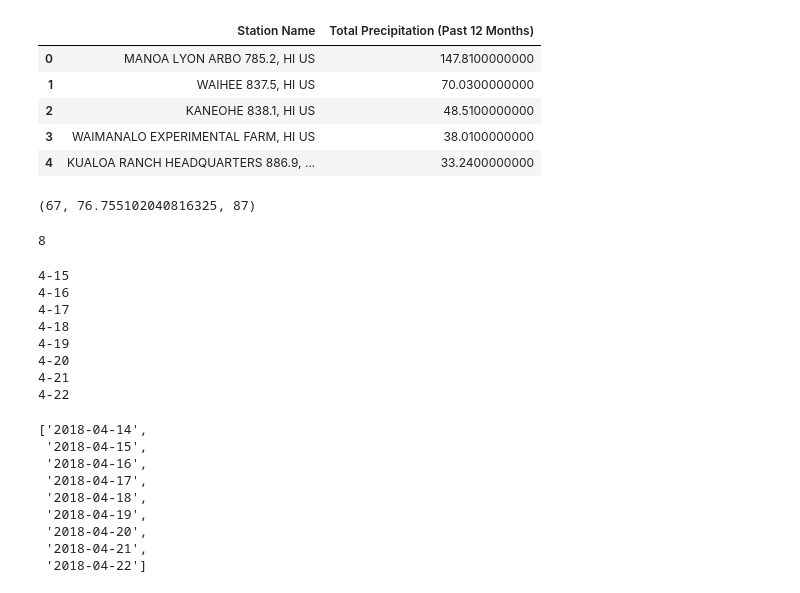
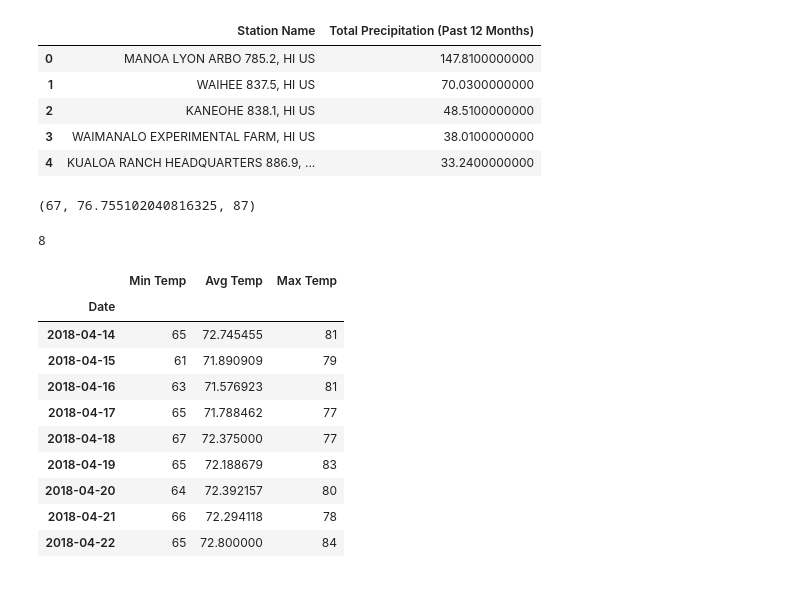
Before and after one commit to Jayleh/wipeout, a Jupyter notebook: climate_analysis.ipynb, the cells around one changed output. Drawn from its saved outputs; the diff is of its cells as text; code cells hidden in the pictures.

```diff
--- a/climate_analysis.ipynb
+++ b/climate_analysis.ipynb
@@ -335,10 +317,11 @@ def daily_normals(a_date):
     max_temp = max(temps)
 
     return min_temp, avg_temp, max_temp
-# %%
-daily_normals("8-23")
-# %% [output]
-(67, 76.755102040816325, 87)
+# %%
+# Check daily_normals function
+daily_normals("8-23")
+# %% [output]
+(67, 76.755102040816325, 87)
 # %%
 def calc_trip_temps(start_date, end_date):
     """
@@ -377,23 +389,19 @@ trip_duration =  (dt.datetime.strptime("2018-04-22", "%Y-%m-%d") - dt.datetime.s
 print(trip_duration)
 # %% [output]
 8
-# %%
-calc_trip_temps("2018-04-14", "2018-04-22")
-# %% [output]
-4-15
-4-16
-4-17
-4-18
-4-19
-4-20
-4-21
-4-22
-['2018-04-14',
- '2018-04-15',
- '2018-04-16',
- '2018-04-17',
- '2018-04-18',
- '2018-04-19',
- '2018-04-20',
- '2018-04-21',
- '2018-04-22']
+# %%
+# Pass in trip start and end dates into calc_trip_temps to return min, avg, and max temps for each day
+trip_temps = calc_trip_temps("2018-04-14", "2018-04-22")
+trip_temps
+# %% [output]
+|  | Min Temp | Avg Temp | Max Temp |
+| Date |  |  |  |
+| 2018-04-14 | 65 | 72.745455 | 81 |
+| 2018-04-15 | 61 | 71.890909 | 79 |
+| 2018-04-16 | 63 | 71.576923 | 81 |
+| 2018-04-17 | 65 | 71.788462 | 77 |
+| 2018-04-18 | 67 | 72.375000 | 77 |
+| 2018-04-19 | 65 | 72.188679 | 83 |
+| 2018-04-20 | 64 | 72.392157 | 80 |
+| 2018-04-21 | 66 | 72.294118 | 78 |
+| 2018-04-22 | 65 | 72.800000 | 84 |
```
Also changed, not shown: parts of 7 cells of this notebook.
